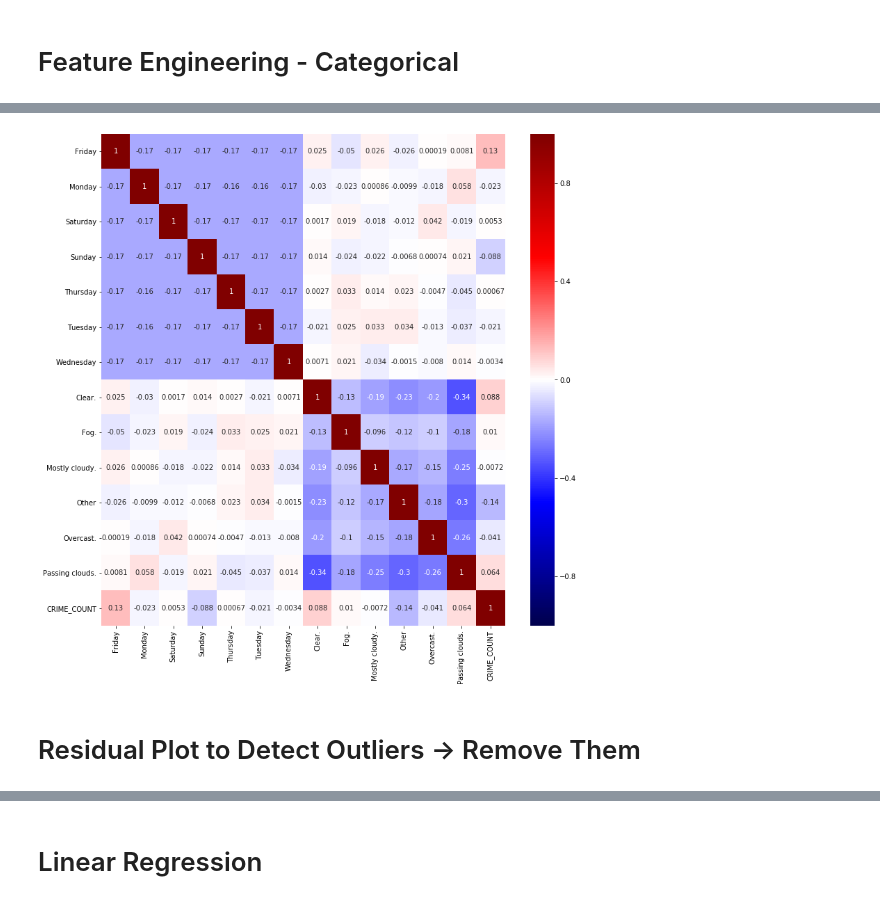
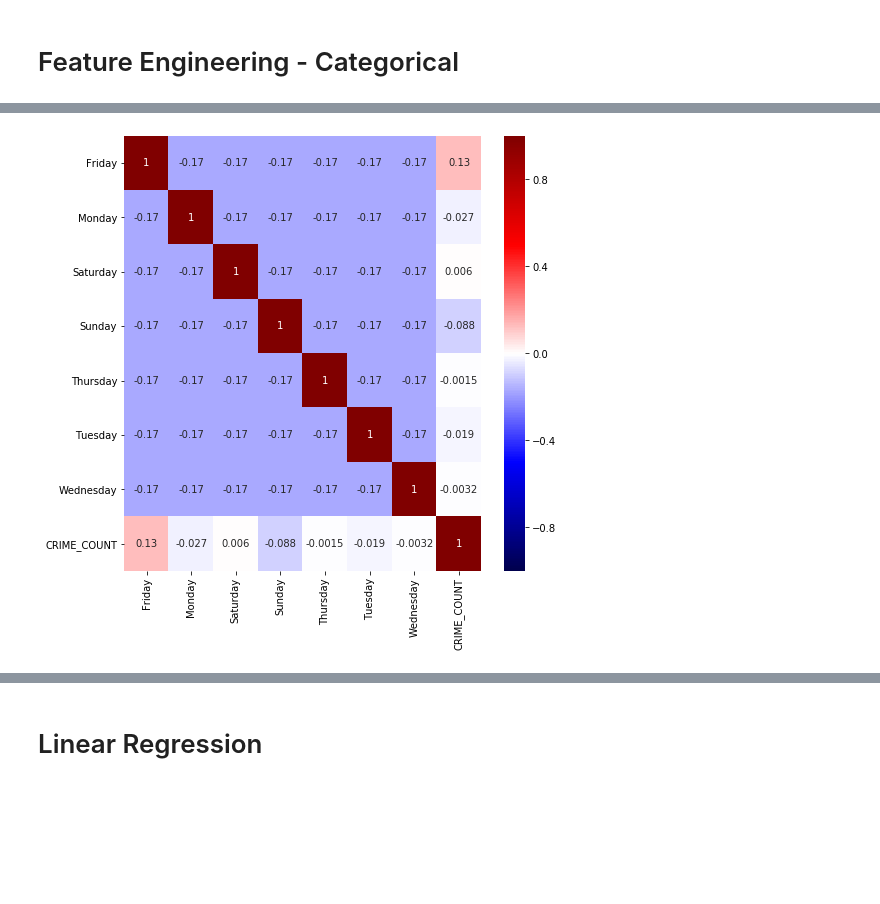
Before and after one commit to silvernine209/chicago_crime_rate_predictor, a Jupyter notebook: project_2_luther_lee_matthew.ipynb, the cells around one changed output, grey strips where cells are left out. Cells and saved outputs as stored; diff of their text form; code cells hidden in the pictures; blank space fills up the shorter version.

```diff
--- a/project_2_luther_lee_matthew.ipynb
+++ b/project_2_luther_lee_matthew.ipynb
@@ -280,0 +287,6 @@ with open('df_merged.pkl', 'rb') as picklefile:
+# %%
+df_ridership = pd.read_csv('CTA_-_Ridership_-_Daily_Boarding_Totals.csv')
+df_ridership.drop(columns=['day_type','bus','rail_boardings'],inplace=True)
+df_ridership['service_date'] =  pd.to_datetime(df_ridership['service_date'], format='%m/%d/%Y')
+df_ridership.rename(columns={'service_date':'DATE_TIME_PROCESSED'},inplace=True)
+df_merged = pd.merge(df_merged,df_ridership,on='DATE_TIME_PROCESSED',how='left')
@@ -281,25 +297,30 @@ with open('df_merged.pkl', 'rb') as picklefile:
 # %% [markdown]
 # Feature Engineering - Numeric
 # %%
-# T_HIGH_F Squared
-# Assumption : Identified quadratic behavior of crime count on pair plot
-df_merged['T_HIGH_F_SQUARED'] = df_merged['T_HIGH_F']**2
+# # T_HIGH_F Squared
+# # Assumption : Identified quadratic behavior of crime count on pair plot
+# df_merged['T_HIGH_F_SQUARED'] = df_merged['T_HIGH_F']**2
 
 # Day of the week
 # Assumption : There might be a pattern with crime and day of the week. ex) people drink more during weekends
 df_merged['DAY_NAME'] = df_merged['DATE_TIME_PROCESSED'].apply(lambda x : x.day_name())
 
-# Date as int
-# Assumption : Crime count will go down as time progresses
-df_merged['DATETIME_INT'] = df_merged['DATE_TIME_PROCESSED'].apply(lambda x : int(str(x).split()[0].replace('-','')))
+# Month of the year
+# Assumption : There might be a pattern with crime and day of the week. ex) people drink more during weekends
+df_merged['MONTH_NAME'] = df_merged['DATE_TIME_PROCESSED'].apply(lambda x : x.month_name())
 
 # Moving Average for Each Feature
 # Assumption : If it has been consistently hot and/or humid, it might contribute to higher crimes because people are more hot-headed
+df_merged['T_HIGH_F_MOVING_AVG'] = df_merged['T_HIGH_F'].rolling(7).mean()
+df_merged = df_merged.reset_index()
 # %% [markdown]
 # Feature Engineering - Categorical
 # %%
 # Add "DAY_NAME" categorical feature as numeric features for linear regression
 df_merged = pd.concat([df_merged, pd.get_dummies(df_merged['DAY_NAME'], drop_first=False)], axis=1)
+
+# Add "DAY_NAME" categorical feature as numeric features for linear regression
+df_merged = pd.concat([df_merged, pd.get_dummies(df_merged['MONTH_NAME'], drop_first=False)], axis=1)
 
 # # Add "WIND_DIRECTION" categorical feature as numeric features for linear regression
 # df_merged = pd.concat([df_merged, pd.get_dummies(df_merged['WIND_DIRECTION'], drop_first=False)], axis=1)
@@ -313,5 +334,5 @@ df_merged['WEATHER_DESC'] = df_merged['WEATHER_DESC'].replace(other_weather_desc
 df_merged = pd.concat([df_merged, pd.get_dummies(df_merged['WEATHER_DESC'], drop_first=False)], axis=1)
 
 # Drop catagorical columns
-df_merged = df_merged.drop(['WEATHER_DESC', 'DATE_TIME_PROCESSED','WIND_DIRECTION','DAY_NAME'], axis=1)
-#df_merged = df_merged.drop(['WEATHER_DESC','WIND_DIRECTION','DAY_NAME'], axis=1)
+df_merged = df_merged.drop(['level_0','index','WEATHER_DESC', 'DATE_TIME_PROCESSED','WIND_DIRECTION','DAY_NAME','MONTH_NAME'], axis=1)
+df_merged.dropna(inplace=True)
@@ -359,5 +353,10 @@ sns.heatmap(df_merged[['T_HIGH_F', 'T_LOW_F', 'HUMIDITY_%', 'BAROMETER_HG', 'WIN
 # %%
-categorical_features = ['Friday', 'Monday','Saturday', 'Sunday', 'Thursday', 'Tuesday', 'Wednesday', 'Clear.','Fog.', 'Mostly cloudy.', 'Other', 'Overcast.', 'Passing clouds.','CRIME_COUNT']
-#sns.pairplot(pd.concat([df_merged[list(df_merged.columns)[7:]], df_merged['CRIME_COUNT']], axis=1), plot_kws=dict(alpha=.1, edgecolor='none'))
-sns.pairplot(df_merged[categorical_features],height=1.5, aspect=1.5, diag_kind='kde');
+categorical_features = ['Friday', 'Monday', 'Saturday', 'Sunday', 'Thursday', 'Tuesday',
+       'Wednesday', 'April', 'August', 'December', 'February', 'January',
+       'July', 'June', 'March', 'May', 'November', 'October', 'September',
+       'Clear.', 'Fog.', 'Light rain. Fog.', 'Mostly cloudy.', 'Other',
+       'Overcast.', 'Passing clouds.','CRIME_COUNT']
+categorical_features_day_name = ['Friday', 'Monday', 'Saturday', 'Sunday', 'Thursday', 'Tuesday',
+       'Wednesday','CRIME_COUNT']
+sns.pairplot(df_merged[categorical_features_day_name],height=1.5, aspect=1.5, diag_kind='kde');
 # %% [output]
@@ -365,9 +376,7 @@ sns.pairplot(df_merged[categorical_features],height=1.5, aspect=1.5, diag_kind='
 # %%
 # corr matrix
-plt.figure(figsize=(13, 13))
-sns.heatmap(df_merged[categorical_features].corr(), cmap="seismic", annot=True, vmin=-1, vmax=1);
+plt.figure(figsize=(8, 8))
+sns.heatmap(df_merged[categorical_features_day_name].corr(), cmap="seismic", annot=True, vmin=-1, vmax=1);
 # more cmaps: https://matplotlib.org/examples/color/colormaps_reference.html
 # %% [output]
-[figure, old version]
+[figure, new version]
-# %% [markdown]
-# Residual Plot to Detect Outliers -> Remove Them
```
Also changed, not shown: parts of 79 cells of this notebook, 2 other files.
